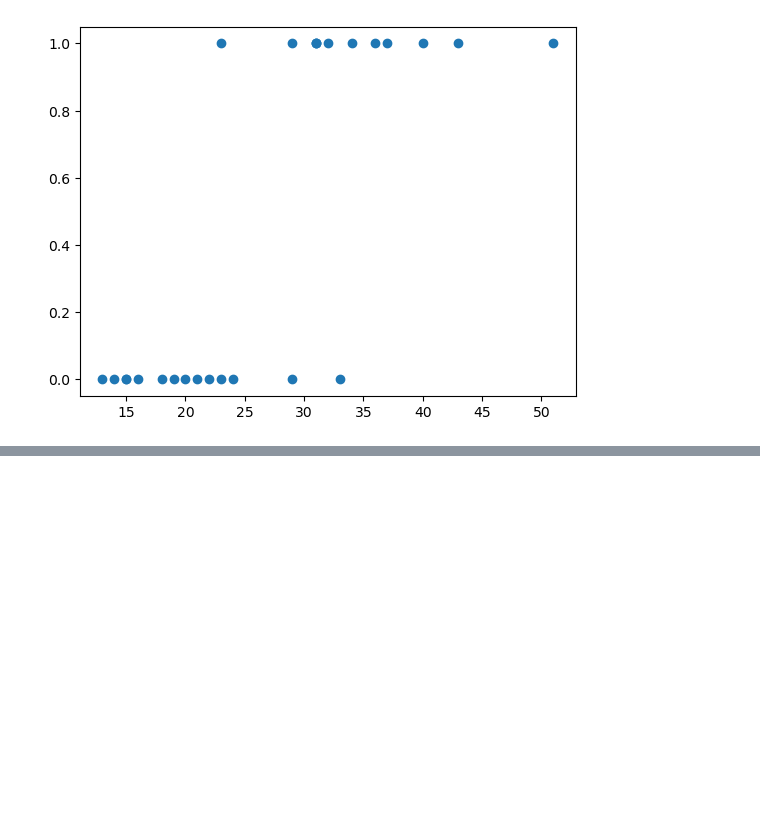
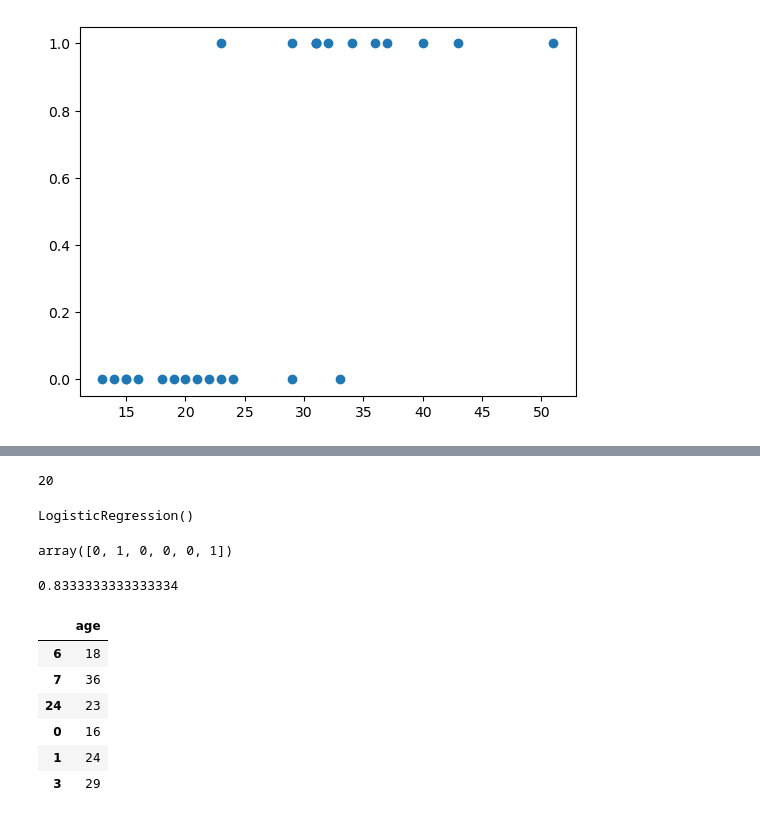
Before and after one commit to GamikaJayawardana/Hands-on-Mashine-Learning, a Jupyter notebook: 0004 Logistic Regression/Logistic-Regression-Example.ipynb, the cells around one changed output, grey strips where cells are left out. Saved outputs shown, nothing was run; the diff lists cells and outputs as text; code cells hidden in the pictures; blank space fills up the shorter version.

```diff
--- a/0004 Logistic Regression/Logistic-Regression-Example.ipynb
+++ b/0004 Logistic Regression/Logistic-Regression-Example.ipynb
@@ -29,0 +51,3 @@ plt.scatter(data.age,data.job)
+# %%
+y = data["job"]
+y
@@ -29,0 +74,6 @@ plt.scatter(data.age,data.job)
+# %%
+x_train, x_test, y_train, y_test = train_test_split(x, y, test_size = 0.2)
+# %%
+len(x_train)
+# %% [output]
+20
@@ -29,0 +84,22 @@ plt.scatter(data.age,data.job)
+# %%
+model.fit(x_train,y_train)
+# %% [output]
+LogisticRegression()
+# %%
+model.predict(x_test)
+# %% [output]
+array([0, 1, 0, 0, 0, 1])
+# %%
+model.score(x_test,y_test)
+# %% [output]
+0.8333333333333334
+# %%
+x_test
+# %% [output]
+|  | age |
+| 6 | 18 |
+| 7 | 36 |
+| 24 | 23 |
+| 0 | 16 |
+| 1 | 24 |
+| 3 | 29 |
```
Also changed, not shown: parts of 8 cells of this notebook.
